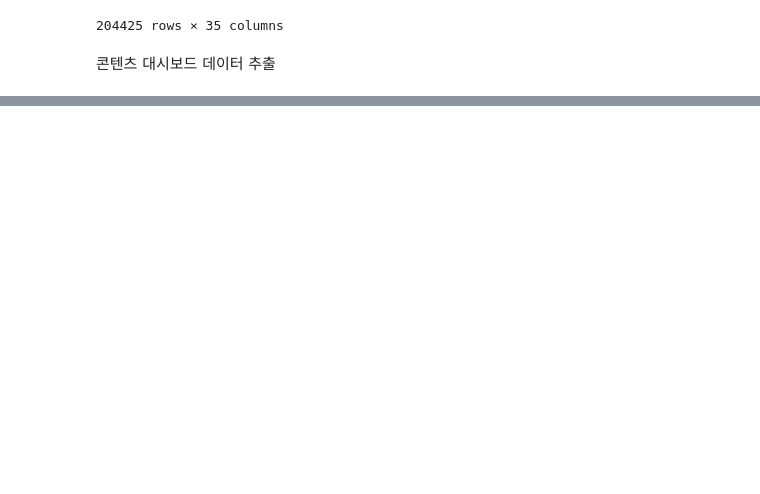
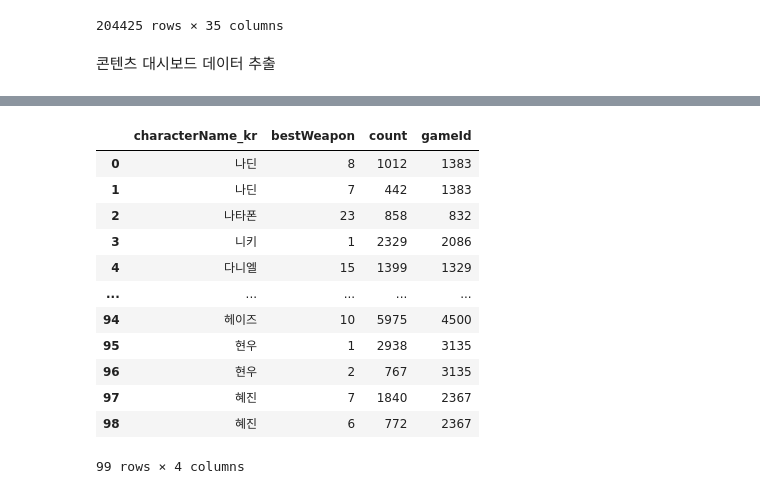
Before and after one commit to Be4hape/10th, a Jupyter notebook: 실전/project/전처리_260115_병합.ipynb, the cells around one changed output, grey strips where cells are left out. Drawn from its saved outputs; the diff is of its cells as text; code cells hidden in the pictures; blank space fills up the shorter version.

```diff
--- a/실전/project/전처리_260115_병합.ipynb
+++ b/실전/project/전처리_260115_병합.ipynb
@@ -312,0 +355,28 @@ df_teab.to_csv('컨텐츠대시보드_데이터.csv', index=False,encoding='UTF-
+# %%
+character_mainWeapon = df.groupby('characterName_kr')['bestWeapon'].value_counts().reset_index().sort_index()
+
+
+df['gameId'].nunique() #전체 게임 판수
+crt_total = df.groupby('characterName_kr')['gameId'].nunique().sort_values() #캐릭 별 게임 수
+
+cmw = character_mainWeapon.merge(crt_total, on="characterName_kr", how="left")
+cmw
+
+weapon_type={1:'글러브',2:'톤파',3:'방망이',4:'채찍',5:'투척',6:'암기',7:'활',
+             8:'석궁',9:'권총',10:'돌격 소총',11:'저격총',13:'망치',14:'도끼',
+             15:'단검',16:'양손검',17:'폴암',18:'쌍검',19:'창',20:'쌍절곤',
+             21:'레이피어',22:'기타',23:'카메라',24:'아르카나'}df['weapon_type_kr'] = df['bestWeapon']df['weapon_type_kr'] = df['weapon_type_kr'].map(weapon_type)
+# %% [output]
+|  | characterName_kr | bestWeapon | count | gameId |
+| 0 | 나딘 | 8 | 1012 | 1383 |
+| 1 | 나딘 | 7 | 442 | 1383 |
+| 2 | 나타폰 | 23 | 858 | 832 |
+| 3 | 니키 | 1 | 2329 | 2086 |
+| 4 | 다니엘 | 15 | 1399 | 1329 |
+| ... | ... | ... | ... | ... |
+| 94 | 헤이즈 | 10 | 5975 | 4500 |
+| 95 | 현우 | 1 | 2938 | 3135 |
+| 96 | 현우 | 2 | 767 | 3135 |
+| 97 | 혜진 | 7 | 1840 | 2367 |
+| 98 | 혜진 | 6 | 772 | 2367 |
+99 rows × 4 columns
```
Also changed, not shown: parts of 4 cells of this notebook, 3 other files.
